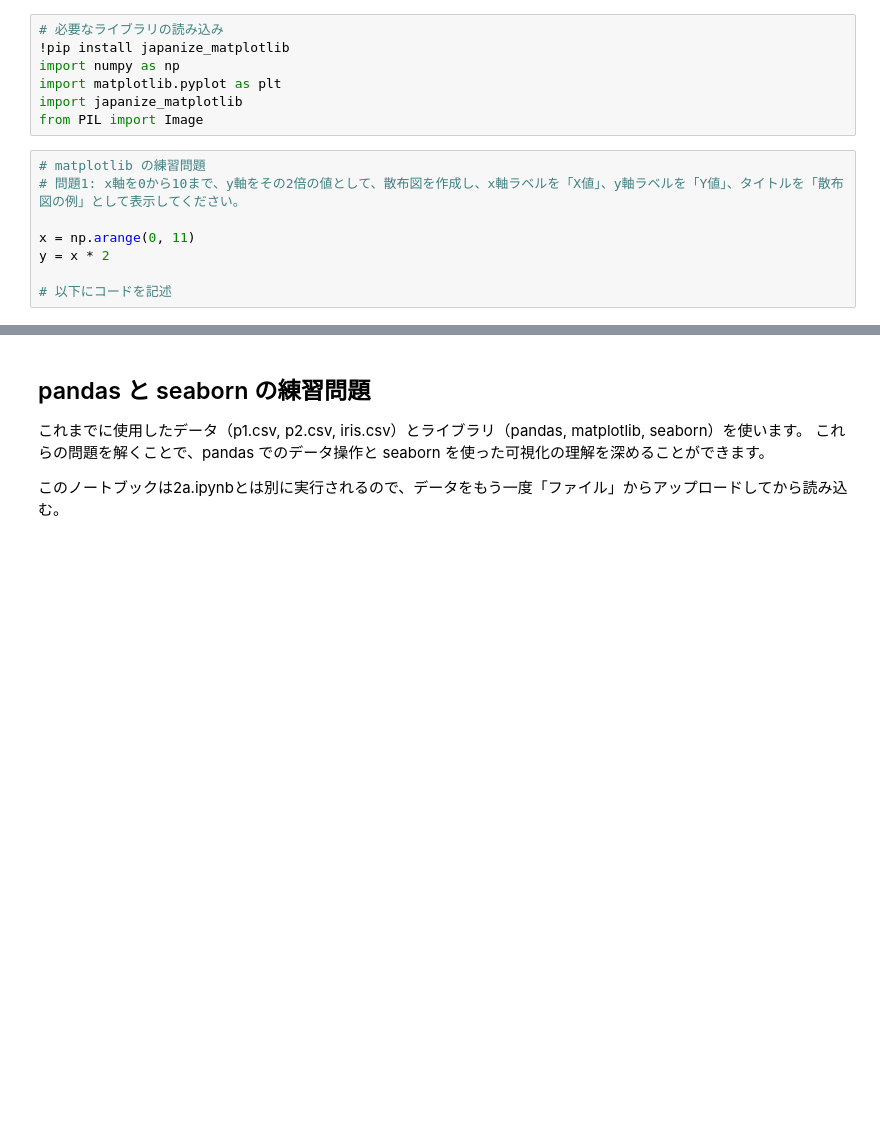
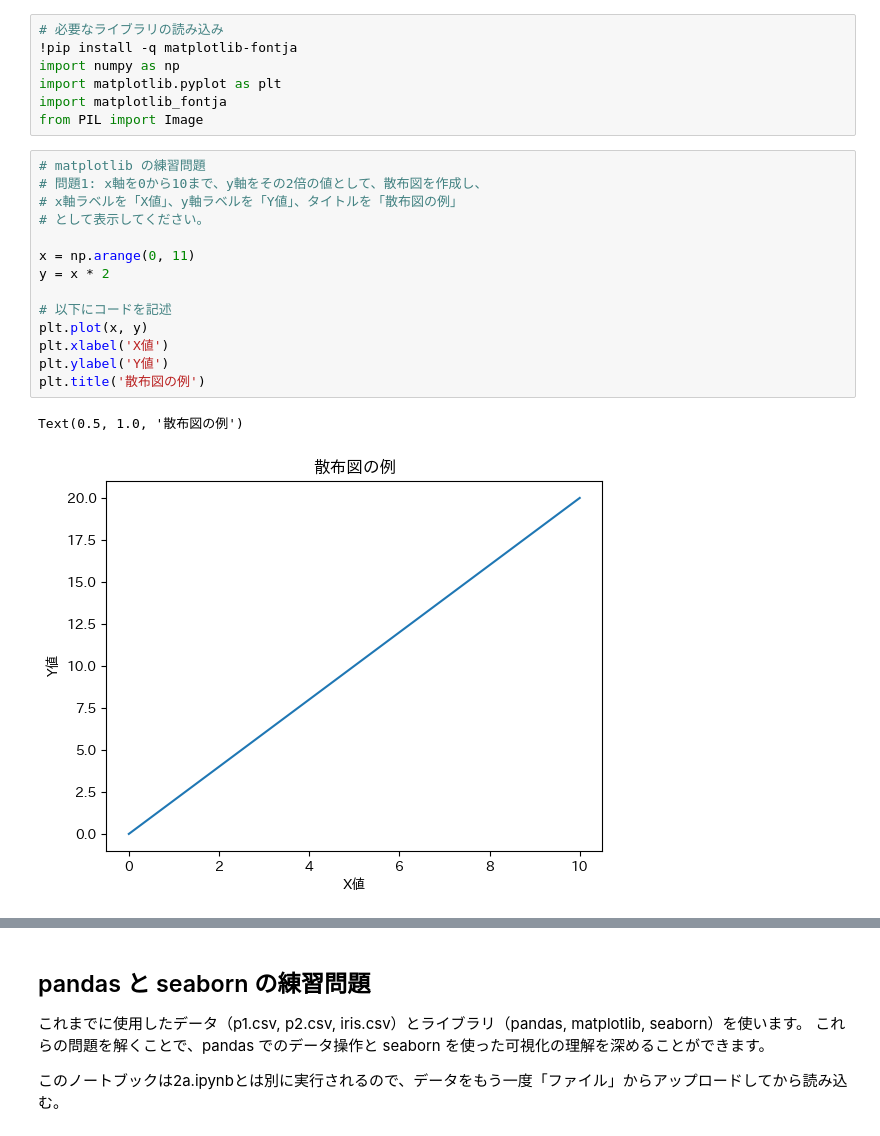
Before and after one commit to kyorin-phys/MLIntro2026, a Jupyter notebook: 2/ex2.ipynb, the cells around one changed output, grey strips where cells are left out. Cells and saved outputs as stored; diff of their text form; blank space fills up the shorter version.

```diff
--- a/2/ex2.ipynb
+++ b/2/ex2.ipynb
@@ -4,16 +4,25 @@
 # %%
 # 必要なライブラリの読み込み
-!pip install japanize_matplotlib
+!pip install -q matplotlib-fontja
 import numpy as np
 import matplotlib.pyplot as plt
-import japanize_matplotlib
+import matplotlib_fontja
 from PIL import Image
 # %%
 # matplotlib の練習問題
-# 問題1: x軸を0から10まで、y軸をその2倍の値として、散布図を作成し、x軸ラベルを「X値」、y軸ラベルを「Y値」、タイトルを「散布図の例」として表示してください。
+# 問題1: x軸を0から10まで、y軸をその2倍の値として、散布図を作成し、
+# x軸ラベルを「X値」、y軸ラベルを「Y値」、タイトルを「散布図の例」
+# として表示してください。
 
 x = np.arange(0, 11)
 y = x * 2
 
 # 以下にコードを記述
+plt.plot(x, y)
+plt.xlabel('X値')
+plt.ylabel('Y値')
+plt.title('散布図の例')
+# %% [output]
+Text(0.5, 1.0, '散布図の例')
+[figure, added]
 # %%
```
Also changed, not shown: parts of 13 cells of this notebook, 2 other files.
